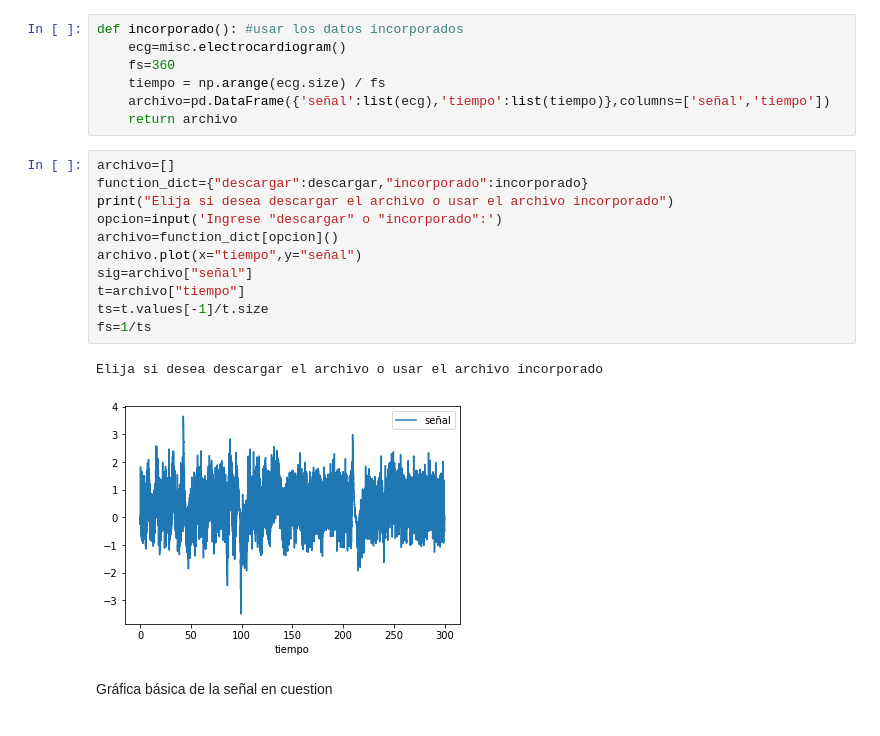
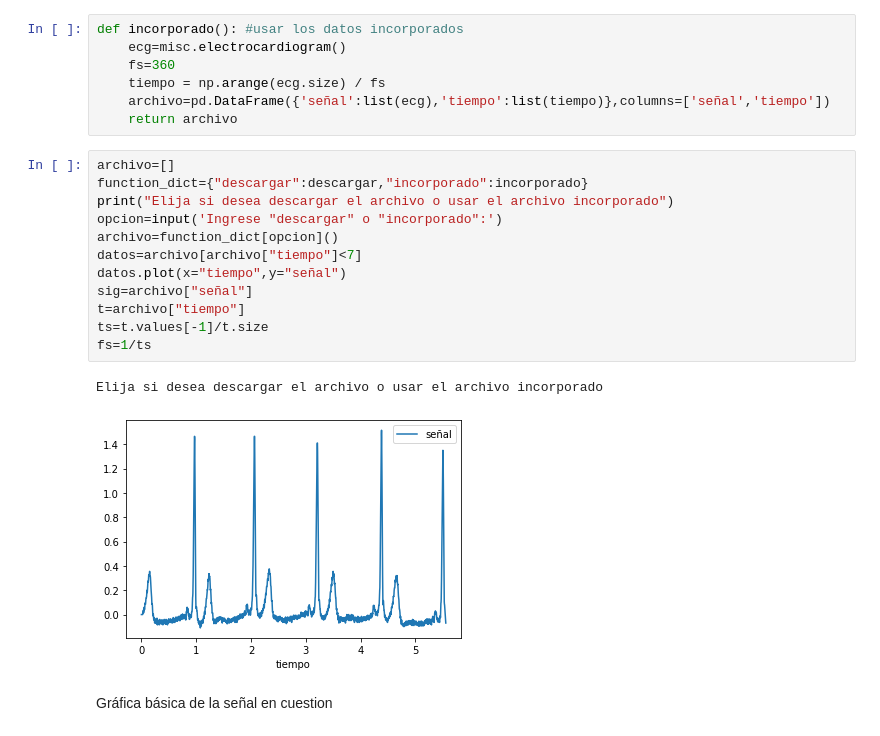
Before and after one commit to agustinavila/CursoPythonITBA, a Jupyter notebook: proyectoECG.ipynb, the cells around one changed output. Drawn from its saved outputs; the diff is of its cells as text.

```diff
--- a/proyectoECG.ipynb
+++ b/proyectoECG.ipynb
@@ -27,17 +27,18 @@ def incorporado(): #usar los datos incorporados
 # %%
 archivo=[]
 function_dict={"descargar":descargar,"incorporado":incorporado}
 print("Elija si desea descargar el archivo o usar el archivo incorporado")
 opcion=input('Ingrese "descargar" o "incorporado":')
 archivo=function_dict[opcion]()
-archivo.plot(x="tiempo",y="señal")
+datos=archivo[archivo["tiempo"]<7]
+datos.plot(x="tiempo",y="señal")
 sig=archivo["señal"]
 t=archivo["tiempo"]
 ts=t.values[-1]/t.size
 fs=1/ts
 # %% [output]
 Elija si desea descargar el archivo o usar el archivo incorporado
-[figure, old version]
+[figure, new version]
 # %% [markdown]
 Gráfica básica de la señal en cuestion
 # %%
```
Also changed, not shown: parts of 1 cell of this notebook, 1 other file.
